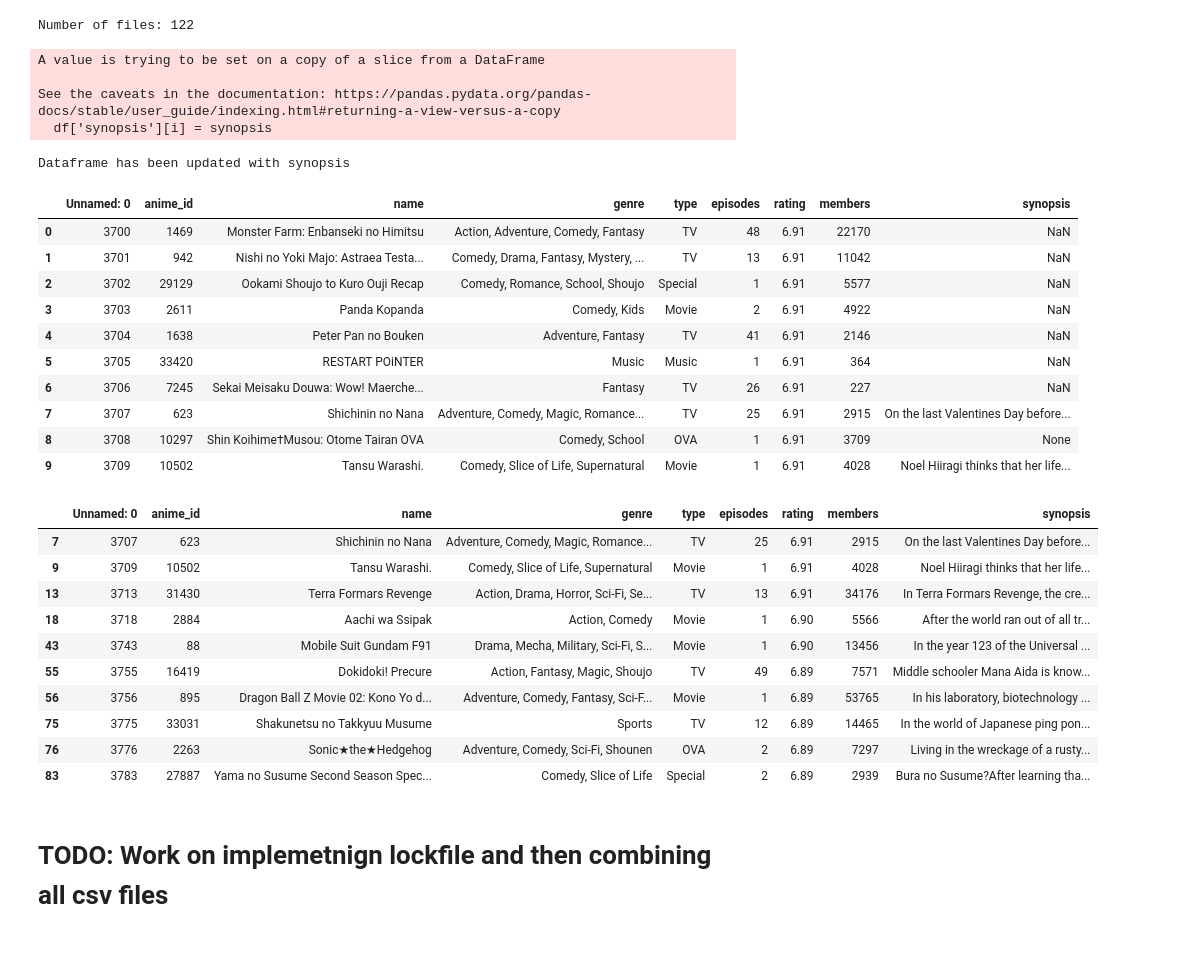
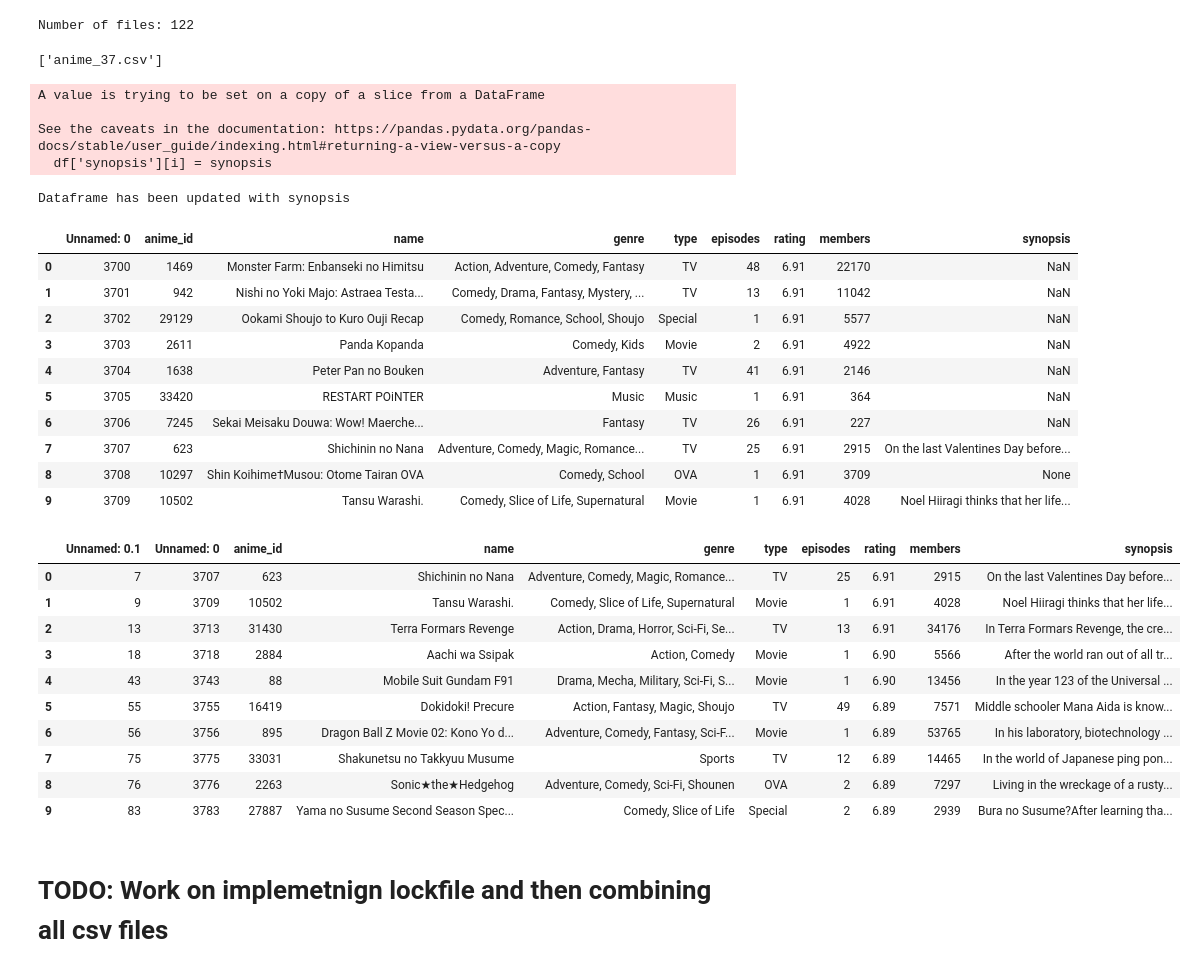
Before and after one commit to Simonlee711/Anime-recommendations, a Jupyter notebook: anime_pipeline.ipynb, the cells around one changed output. Drawn from its saved outputs; the diff is of its cells as text; code cells hidden in the pictures.

```diff
--- a/anime_pipeline.ipynb
+++ b/anime_pipeline.ipynb
@@ -215,23 +215,24 @@ for i in os.listdir('data/'):
     l.append(i)
 l=l[0:1]
 print(l)
-for i in l:
-    df = pd.read_csv('data/'+i)
+for filename in l:
+    df = pd.read_csv('data/'+filename)
     df['anime_id'] = pd.Series(df['anime_id'], dtype="string")
     obj = synopsis_extractor()
     for i, anime in enumerate(tqdm(df['anime_id'])):
         synopsis = obj.synopsis_scrap(str(anime))
         df['synopsis'][i] = synopsis
     anime_w_synopsis = df[~df['synopsis'].isnull()]
-    anime_w_synopsis.to_csv('data/'+i)
+    anime_w_synopsis.to_csv('data/'+filename)
     print("Dataframe has been updated with synopsis")
-    df.head(10)
+    anime_w_synopsis.head(10)
 # %% [output]
-A value is trying to be set on a copy of a slice from a DataFrame
-
-See the caveats in the documentation: https://pandas.pydata.org/pandas-docs/stable/user_guide/indexing.html#returning-a-view-versus-a-copy
-  df['synopsis'][i] = synopsis
+['anime_37.csv']
-Dataframe has been updated with synopsis
+A value is trying to be set on a copy of a slice from a DataFrame
+
+See the caveats in the documentation: https://pandas.pydata.org/pandas-docs/stable/user_guide/indexing.html#returning-a-view-versus-a-copy
+  df['synopsis'][i] = synopsis
+Dataframe has been updated with synopsis
 |  | Unnamed: 0 | anime_id | name | genre | type | episodes | rating | members | synopsis |
 | 0 | 3700 | 1469 | Monster Farm: Enbanseki no Himitsu | Action, Adventure, Comedy, Fantasy | TV | 48 | 6.91 | 22170 | NaN |
 | 1 | 3701 | 942 | Nishi no Yoki Majo: Astraea Testa... | Comedy, Drama, Fantasy, Mystery, ... | TV | 13 | 6.91 | 11042 | NaN |
@@ -243,21 +244,21 @@ Dataframe has been updated with synopsis
 | 7 | 3707 | 623 | Shichinin no Nana | Adventure, Comedy, Magic, Romance... | TV | 25 | 6.91 | 2915 | On the last Valentines Day before... |
 | 8 | 3708 | 10297 | Shin Koihime†Musou: Otome Tairan OVA | Comedy, School | OVA | 1 | 6.91 | 3709 | None |
 | 9 | 3709 | 10502 | Tansu Warashi. | Comedy, Slice of Life, Supernatural | Movie | 1 | 6.91 | 4028 | Noel Hiiragi thinks that her life... |
-# %%
-selected_rows = df[~df['synopsis'].isnull()]
-display(selected_rows)
-# %% [output]
-|  | Unnamed: 0 | anime_id | name | genre | type | episodes | rating | members | synopsis |
-| 7 | 3707 | 623 | Shichinin no Nana | Adventure, Comedy, Magic, Romance... | TV | 25 | 6.91 | 2915 | On the last Valentines Day before... |
-| 9 | 3709 | 10502 | Tansu Warashi. | Comedy, Slice of Life, Supernatural | Movie | 1 | 6.91 | 4028 | Noel Hiiragi thinks that her life... |
-| 13 | 3713 | 31430 | Terra Formars Revenge | Action, Drama, Horror, Sci-Fi, Se... | TV | 13 | 6.91 | 34176 | In Terra Formars Revenge, the cre... |
-| 18 | 3718 | 2884 | Aachi wa Ssipak | Action, Comedy | Movie | 1 | 6.90 | 5566 | After the world ran out of all tr... |
-| 43 | 3743 | 88 | Mobile Suit Gundam F91 | Drama, Mecha, Military, Sci-Fi, S... | Movie | 1 | 6.90 | 13456 | In the year 123 of the Universal ... |
-| 55 | 3755 | 16419 | Dokidoki! Precure | Action, Fantasy, Magic, Shoujo | TV | 49 | 6.89 | 7571 | Middle schooler Mana Aida is know... |
-| 56 | 3756 | 895 | Dragon Ball Z Movie 02: Kono Yo d... | Adventure, Comedy, Fantasy, Sci-F... | Movie | 1 | 6.89 | 53765 | In his laboratory, biotechnology ... |
-| 75 | 3775 | 33031 | Shakunetsu no Takkyuu Musume | Sports | TV | 12 | 6.89 | 14465 | In the world of Japanese ping pon... |
-| 76 | 3776 | 2263 | Sonic★the★Hedgehog | Adventure, Comedy, Sci-Fi, Shounen | OVA | 2 | 6.89 | 7297 | Living in the wreckage of a rusty... |
-| 83 | 3783 | 27887 | Yama no Susume Second Season Spec... | Comedy, Slice of Life | Special | 2 | 6.89 | 2939 | Bura no Susume?After learning tha... |
+# %%
+df = pd.read_csv('data/anime_37.csv')
+display(df)
+# %% [output]
+|  | Unnamed: 0.1 | Unnamed: 0 | anime_id | name | genre | type | episodes | rating | members | synopsis |
+| 0 | 7 | 3707 | 623 | Shichinin no Nana | Adventure, Comedy, Magic, Romance... | TV | 25 | 6.91 | 2915 | On the last Valentines Day before... |
+| 1 | 9 | 3709 | 10502 | Tansu Warashi. | Comedy, Slice of Life, Supernatural | Movie | 1 | 6.91 | 4028 | Noel Hiiragi thinks that her life... |
+| 2 | 13 | 3713 | 31430 | Terra Formars Revenge | Action, Drama, Horror, Sci-Fi, Se... | TV | 13 | 6.91 | 34176 | In Terra Formars Revenge, the cre... |
+| 3 | 18 | 3718 | 2884 | Aachi wa Ssipak | Action, Comedy | Movie | 1 | 6.90 | 5566 | After the world ran out of all tr... |
+| 4 | 43 | 3743 | 88 | Mobile Suit Gundam F91 | Drama, Mecha, Military, Sci-Fi, S... | Movie | 1 | 6.90 | 13456 | In the year 123 of the Universal ... |
+| 5 | 55 | 3755 | 16419 | Dokidoki! Precure | Action, Fantasy, Magic, Shoujo | TV | 49 | 6.89 | 7571 | Middle schooler Mana Aida is know... |
+| 6 | 56 | 3756 | 895 | Dragon Ball Z Movie 02: Kono Yo d... | Adventure, Comedy, Fantasy, Sci-F... | Movie | 1 | 6.89 | 53765 | In his laboratory, biotechnology ... |
+| 7 | 75 | 3775 | 33031 | Shakunetsu no Takkyuu Musume | Sports | TV | 12 | 6.89 | 14465 | In the world of Japanese ping pon... |
+| 8 | 76 | 3776 | 2263 | Sonic★the★Hedgehog | Adventure, Comedy, Sci-Fi, Shounen | OVA | 2 | 6.89 | 7297 | Living in the wreckage of a rusty... |
+| 9 | 83 | 3783 | 27887 | Yama no Susume Second Season Spec... | Comedy, Slice of Life | Special | 2 | 6.89 | 2939 | Bura no Susume?After learning tha... |
 # %% [markdown]
 # TODO: Work on implemetnign lockfile and then combining all csv files
 # %% [markdown]
```
Also changed, not shown: 1 other file.
